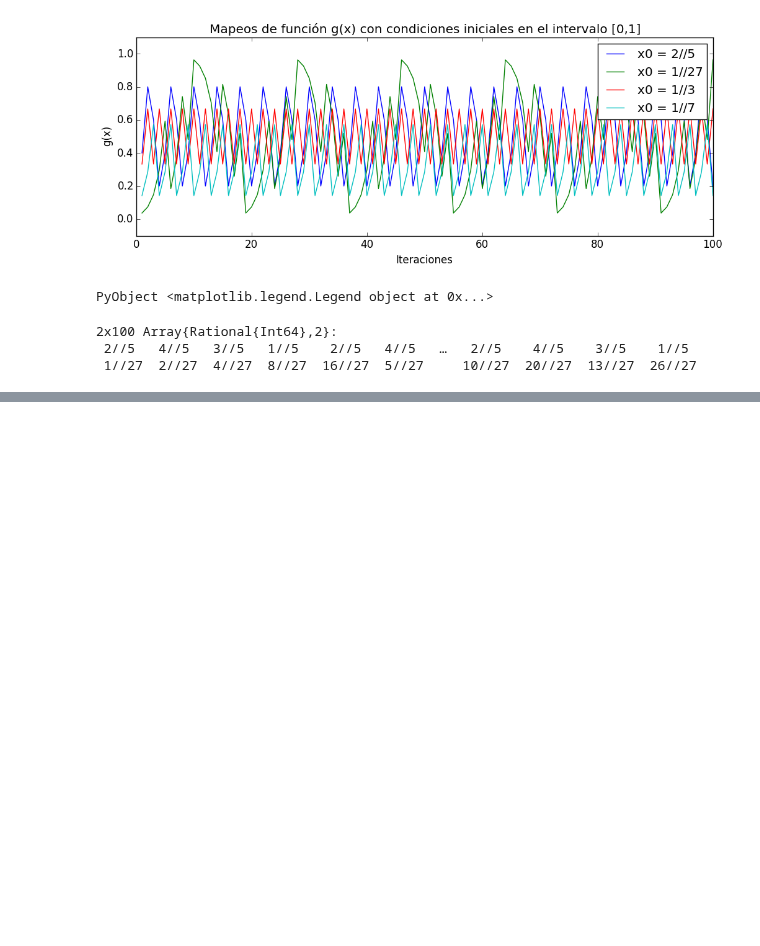
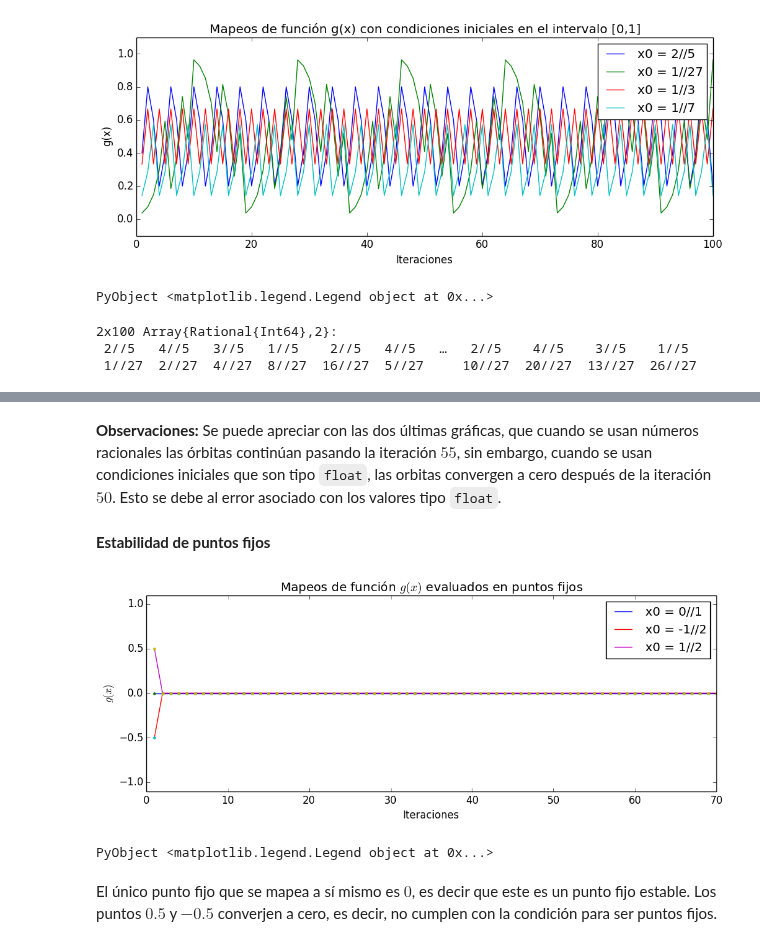
Before and after one commit to lbenet/2017-1_TSFisComp, a Jupyter notebook: tareas/claudio/Tarea_02_Miguel_Raz_Claudio_Pierard.ipynb, the cells around one changed output, grey strips where cells are left out. Cells and saved outputs as stored; diff of their text form; code cells hidden in the pictures; blank space fills up the shorter version.

```diff
--- a/tareas/claudio/Tarea_02_Miguel_Raz_Claudio_Pierard.ipynb
+++ b/tareas/claudio/Tarea_02_Miguel_Raz_Claudio_Pierard.ipynb
@@ -371,0 +411,28 @@ Xf #Comentario de Luis: Checar que con números racionales como condiciones inic
+# %% [markdown]
+**Observaciones:** Se puede apreciar con las dos últimas gráficas, que cuando se usan números racionales las órbitas continúan pasando la iteración $55$, sin embargo, cuando se usan condiciones iniciales que son tipo `float`, las orbitas convergen a cero después de la iteración $50$. Esto se debe al error asociado con los valores tipo `float`.
+# %% [markdown]
+**Estabilidad de puntos fijos**
+# %%
+X2 = [0, -1//2, 1//2]
+t = collect(1:70)
+orbitas = mapeos(g, X2, 70)
+
+figure(figsize=(12,4))
+
+for i in 1:length(orbitas[:,1])
+    etiqueta = orbitas[i,1]
+    plot(t, orbitas[i,:]', label=("x0 = $etiqueta"))
+    plot(t, orbitas[i,:]', ".")
+
+end
+
+ylim(-1.1, 1.1)
+xlabel("Iteraciones")
+ylabel(L"g(x)")
+title(L"Mapeos de función $g(x)$ evaluados en puntos fijos")
+legend()
+# %% [output]
+[figure, added]
+PyObject <matplotlib.legend.Legend object at 0x...>
+# %% [markdown]
+El único punto fijo que se mapea a sí mismo es $0$, es decir que este es un punto fijo estable. Los puntos $0.5$ y $-0.5$ converjen a cero, es decir, no cumplen con la condición para ser puntos fijos.
```
Also changed, not shown: parts of 14 cells of this notebook.
